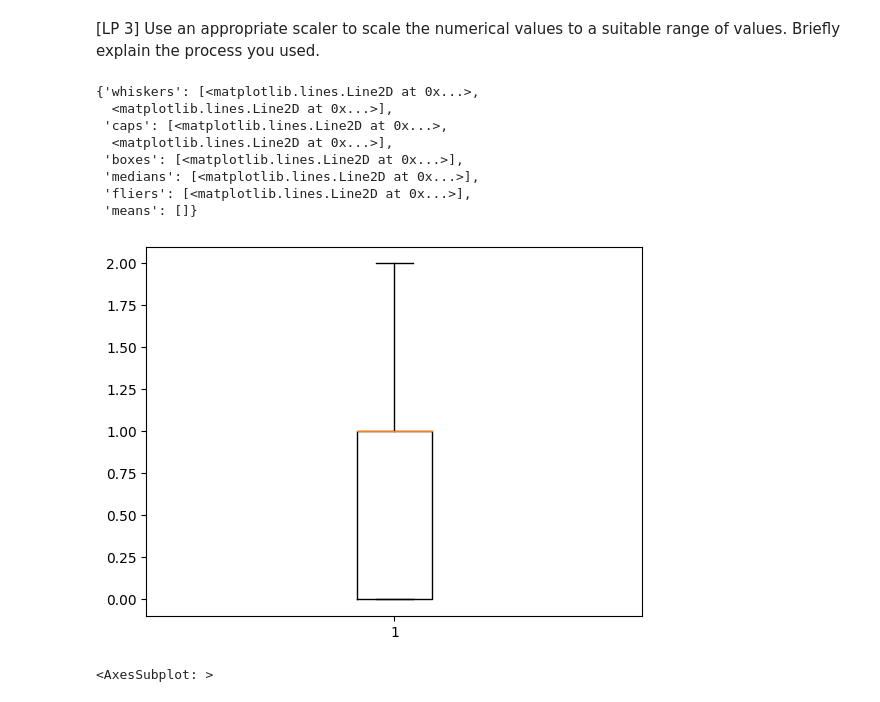
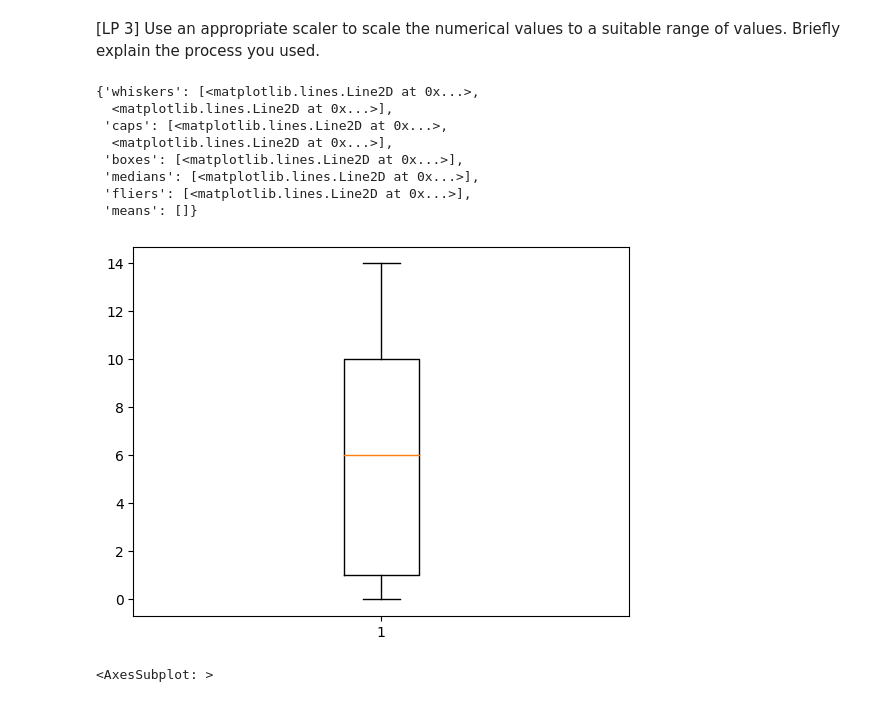
Before and after one commit to ankitajaswal/Cmpe255, a Jupyter notebook: HW1/HW1 Part 1.ipynb, the cells around one changed output. Drawn from its saved outputs; the diff is of its cells as text; code cells hidden in the pictures.

```diff
--- a/HW1/HW1 Part 1.ipynb
+++ b/HW1/HW1 Part 1.ipynb
@@ -359,17 +359,17 @@ There are a total of 16 attributes with 690 instances.
 # %% [markdown]
 [LP 3] Use an appropriate scaler to scale the numerical values to a suitable range of values. Briefly explain the process you used.
 # %%
-plt.boxplot(df[0])
+plt.boxplot(df[5])
 # %% [output]
 {'whiskers': [<matplotlib.lines.Line2D at 0x...>,
   <matplotlib.lines.Line2D at 0x...>],
  'caps': [<matplotlib.lines.Line2D at 0x...>,
   <matplotlib.lines.Line2D at 0x...>],
  'boxes': [<matplotlib.lines.Line2D at 0x...>],
  'medians': [<matplotlib.lines.Line2D at 0x...>],
  'fliers': [<matplotlib.lines.Line2D at 0x...>],
  'means': []}
-[figure, old version]
+[figure, new version]
 # %%
 sns.boxplot(data=df)
 # %% [output]
```
Also changed, not shown: parts of 1 cell of this notebook.
